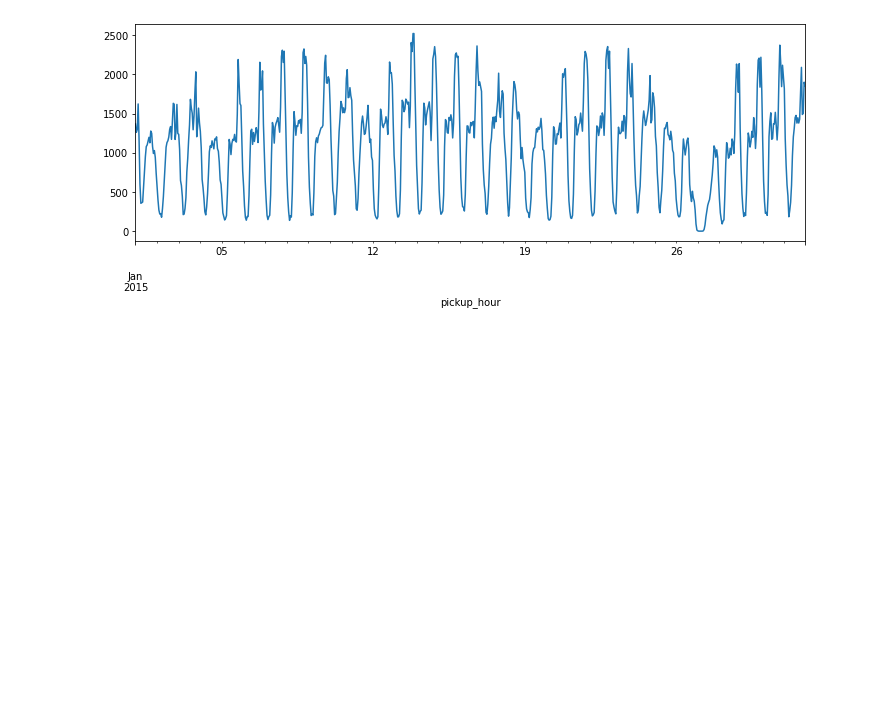
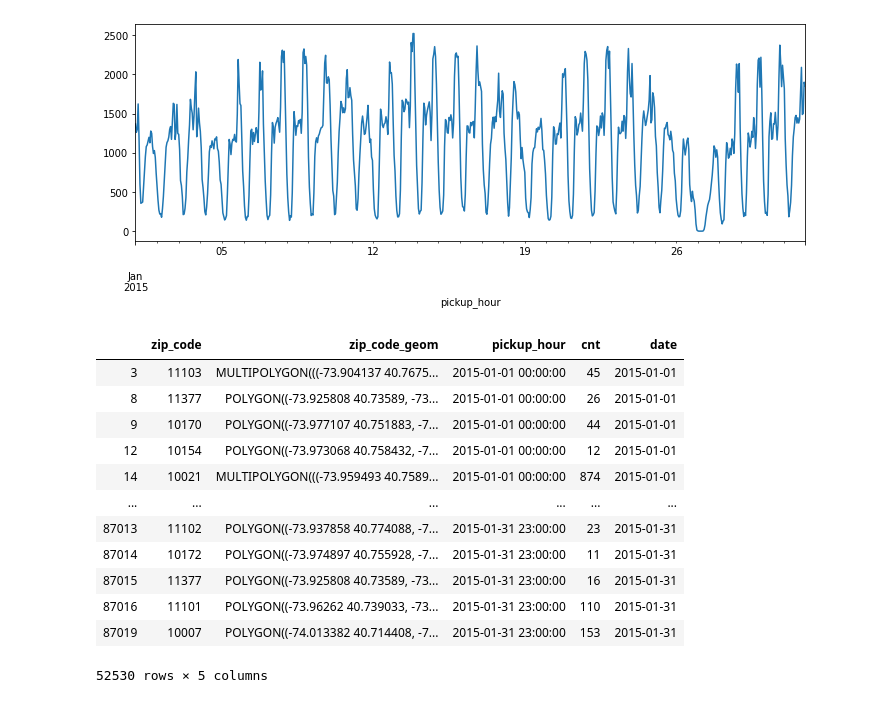
Before and after one commit to jeonprize/New_york_demand_forecasting, a Jupyter notebook: EDA ( Region ).ipynb, the cells around one changed output. Saved outputs shown, nothing was run; the diff lists cells and outputs as text; code cells hidden in the pictures; blank space fills up the shorter version.

```diff
--- a/EDA ( Region ).ipynb
+++ b/EDA ( Region ).ipynb
@@ -171,3 +171,20 @@ zip_df[zip_df['zip_code'] == '10019'].set_index('pickup_hour')['cnt'].plot()
 # %% [output]
 <matplotlib.axes._subplots.AxesSubplot at 0x...>
 [figure]
+# %%
+filter_zip_df = zip_df[zip_df['zip_code'].isin(filter_zip_code_)]
+filter_zip_df
+# %% [output]
+|  | zip_code | zip_code_geom | pickup_hour | cnt | date |
+| 3 | 11103 | MULTIPOLYGON(((-73.904137 40.7675... | 2015-01-01 00:00:00 | 45 | 2015-01-01 |
+| 8 | 11377 | POLYGON((-73.925808 40.73589, -73... | 2015-01-01 00:00:00 | 26 | 2015-01-01 |
+| 9 | 10170 | POLYGON((-73.977107 40.751883, -7... | 2015-01-01 00:00:00 | 44 | 2015-01-01 |
+| 12 | 10154 | POLYGON((-73.973068 40.758432, -7... | 2015-01-01 00:00:00 | 12 | 2015-01-01 |
+| 14 | 10021 | MULTIPOLYGON(((-73.959493 40.7589... | 2015-01-01 00:00:00 | 874 | 2015-01-01 |
+| ... | ... | ... | ... | ... | ... |
+| 87013 | 11102 | POLYGON((-73.937858 40.774088, -7... | 2015-01-31 23:00:00 | 23 | 2015-01-31 |
+| 87014 | 10172 | POLYGON((-73.974897 40.755928, -7... | 2015-01-31 23:00:00 | 11 | 2015-01-31 |
+| 87015 | 11377 | POLYGON((-73.925808 40.73589, -73... | 2015-01-31 23:00:00 | 16 | 2015-01-31 |
+| 87016 | 11101 | POLYGON((-73.96262 40.739033, -73... | 2015-01-31 23:00:00 | 110 | 2015-01-31 |
+| 87019 | 10007 | POLYGON((-74.013382 40.714408, -7... | 2015-01-31 23:00:00 | 153 | 2015-01-31 |
+52530 rows × 5 columns
```
Also changed, not shown: parts of 7 cells of this notebook.
